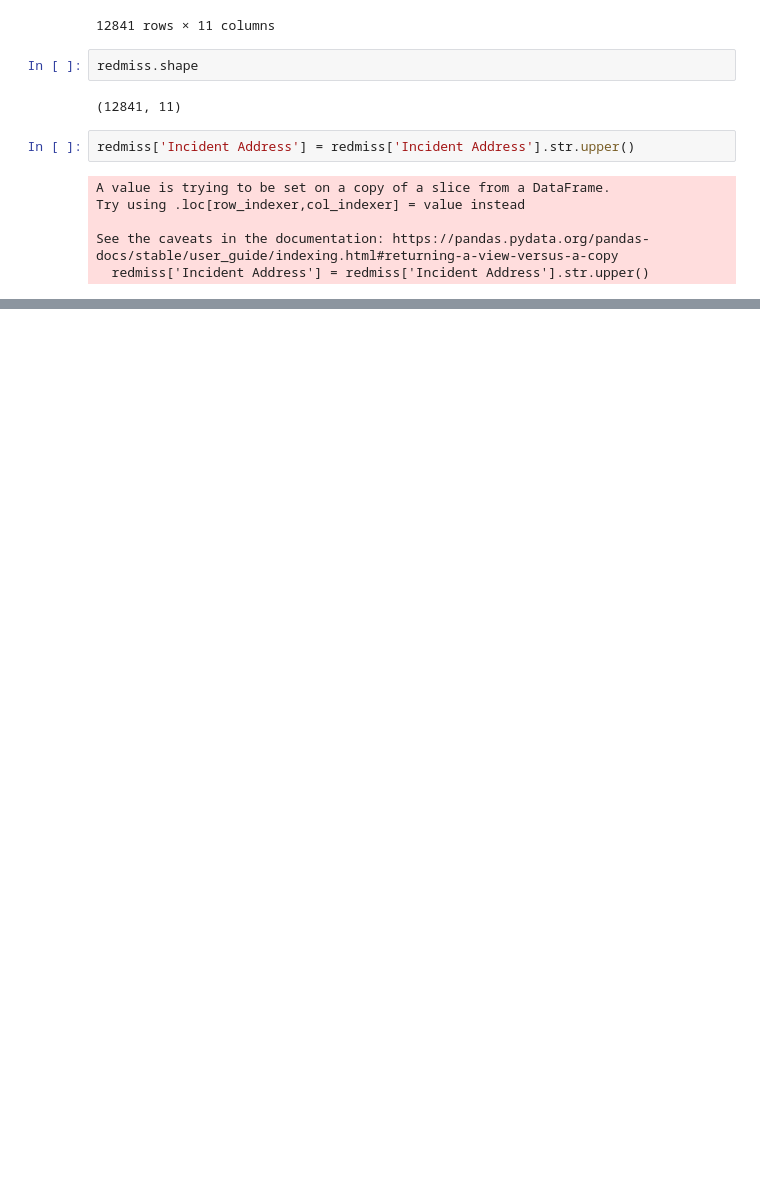
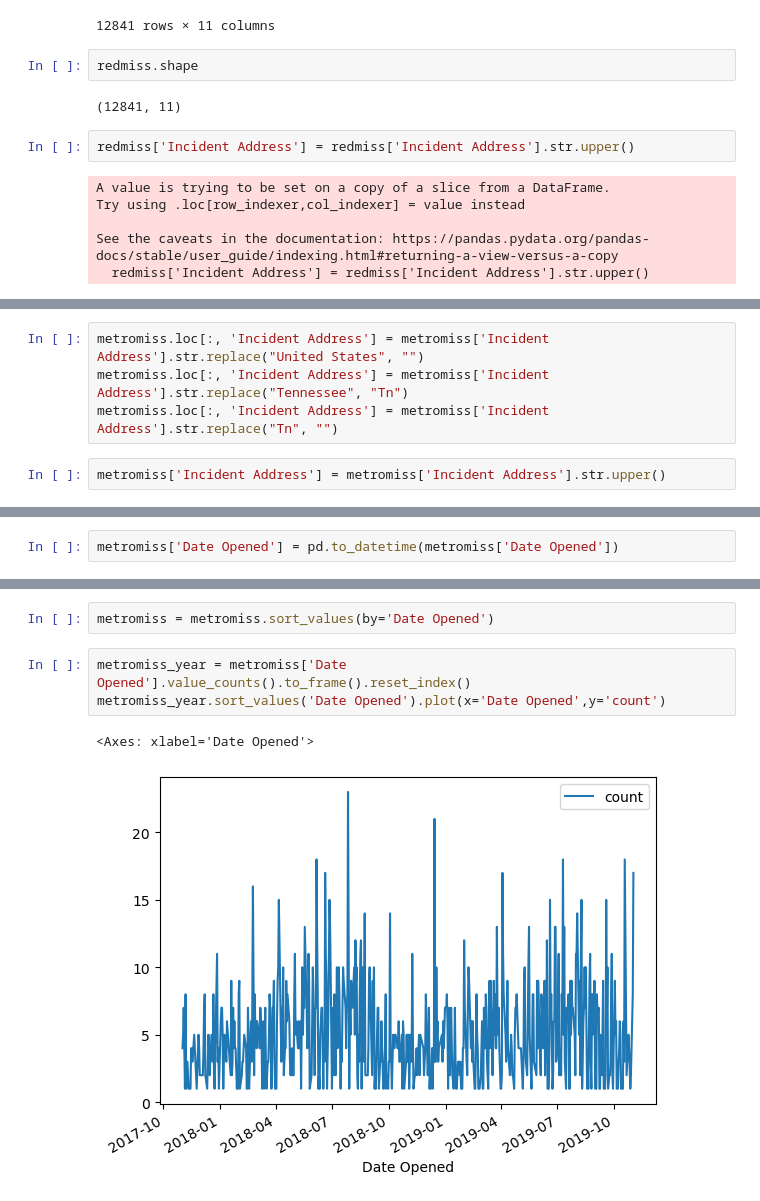
Before and after one commit to NewForce-Cohort-10-Data/trash-haulers-cache-me-outside, a Jupyter notebook: notebooks/trash_haulers.ipynb, the cells around one changed output, grey strips where cells are left out. Drawn from its saved outputs; the diff is of its cells as text; blank space fills up the shorter version.

```diff
--- a/notebooks/trash_haulers.ipynb
+++ b/notebooks/trash_haulers.ipynb
@@ -268,0 +330,6 @@ The total amount of damages due to missed pickups by Red River is $919600
+# %%
+metromiss.loc[:, 'Incident Address'] = metromiss['Incident Address'].str.replace("United States", "")
+metromiss.loc[:, 'Incident Address'] = metromiss['Incident Address'].str.replace("Tennessee", "Tn")
+metromiss.loc[:, 'Incident Address'] = metromiss['Incident Address'].str.replace("Tn", "")
+# %%
+metromiss['Incident Address'] = metromiss['Incident Address'].str.upper()
@@ -268,0 +356,2 @@ The total amount of damages due to missed pickups by Red River is $919600
+# %%
+metromiss['Date Opened'] = pd.to_datetime(metromiss['Date Opened'])
@@ -268,0 +375,8 @@ The total amount of damages due to missed pickups by Red River is $919600
+# %%
+metromiss = metromiss.sort_values(by='Date Opened')
+# %%
+metromiss_year = metromiss['Date Opened'].value_counts().to_frame().reset_index()
+metromiss_year.sort_values('Date Opened').plot(x='Date Opened',y='count')
+# %% [output]
+<Axes: xlabel='Date Opened'>
+[figure, added]
```
Also changed, not shown: parts of 21 cells of this notebook.
